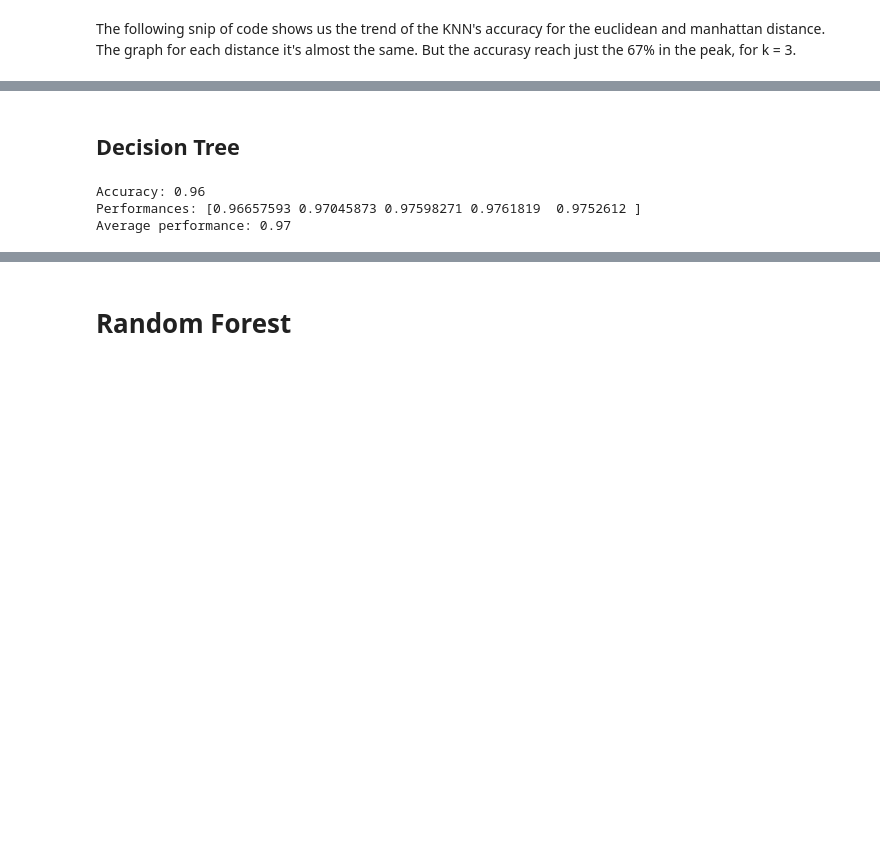
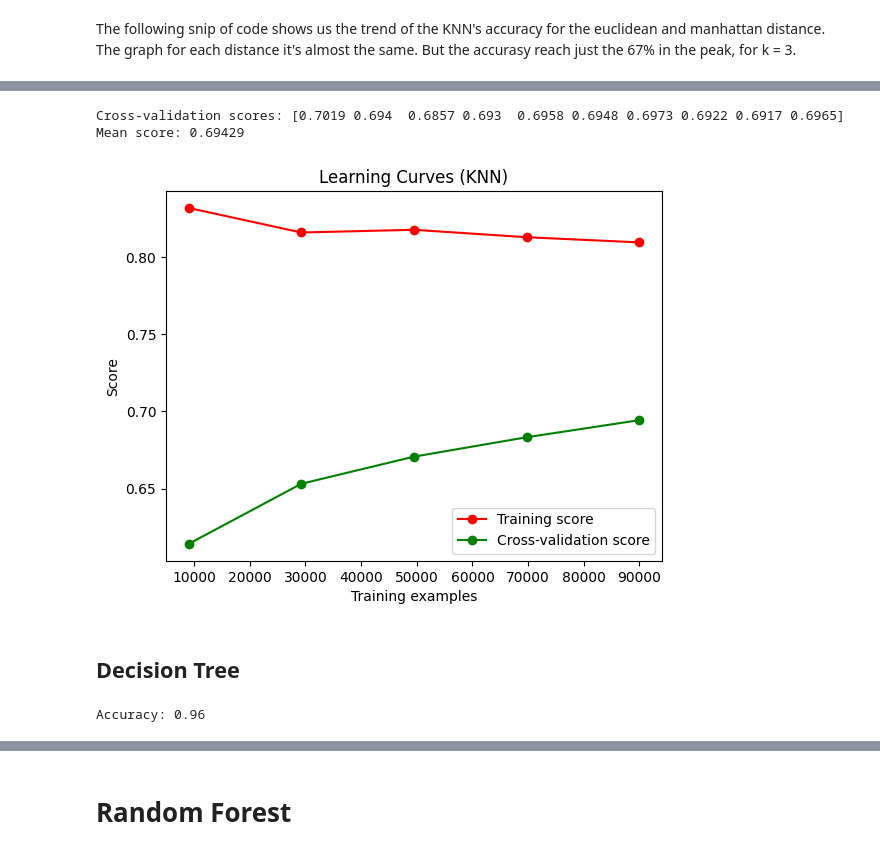
Before and after one commit to gabrielemarino-gm/StellarClassificator, a Jupyter notebook: project.ipynb, the cells around one changed output, grey strips where cells are left out. Saved outputs shown, nothing was run; the diff lists cells and outputs as text; code cells hidden in the pictures; blank space fills up the shorter version.

Commit message:
Fix Outlier Detection and Cross validation

```diff
--- a/project.ipynb
+++ b/project.ipynb
@@ -173,7 +97,9 @@ plt.show()
 <h3>Distribution of each useful attribute divided by class</h3>
 This distribution will be useful for make a comparison with the dataset after the rebalance part
 # %%
-for att in dfStars.drop(['objid', 'ra', 'run','rerun','camcol','field','fiberid', 'class'], axis = 1).columns[:-1]:
+dfStars['last'] = 0
+for att in dfStars.drop(['objid','ra','run','rerun','camcol','field','fiberid', 'class'], axis = 1).columns[:-1]:
     dfStars.hist(column=att, by='class', bins=7, figsize=(15,4), layout = (1,3))
     print(att)
     plt.show()
+dfStars.drop(['last'], axis=1, inplace=True)
@@ -298,0 +275,3 @@ X_train.drop(['objid', 'ra', 'run','rerun','camcol','field','fiberid'], axis = 1
+# %%
+X_train = df_after_outlier.drop('class', axis=1)
+y_train = df_after_outlier['class']
@@ -363,2 +313,7 @@ KeyError: 0
 # %% [markdown]
 <h1 style="font-weight: bold">CLASSIFICATION</h1>
+# %%
+# Split the dataset into features and classs
+X_train_class = X_train_after_balancing
+y_train_class = y_train_after_balancing
+X_train_class.shape, y_train_class.shape
@@ -377,7 +334,7 @@ for k in range(1, k_neighbors+1, 1):
     accuracy_k = []
     for metric in metrics:
         knn = KNeighborsClassifier(n_neighbors=k, metric=metric)
-        knn.fit(X_train_after_balancing, y_train_after_balancing)
+        knn.fit(X_train_class, y_train_class)
         y_predKNN = knn.predict(X_test_drop)
         accuracy = accuracy_score(y_test, y_predKNN)
         accuracy_k.append(accuracy)
@@ -420,0 +373,28 @@ Manhattan Distance: The value of k with the higher accuracy is: 3. Accurasy = 0.
+# %%
+knn = KNeighborsClassifier(n_neighbors=3, metric='manhattan')
+knn.fit(X_train_class, y_train_class)
+y_predKNN = knn.predict(X_test_drop)
+
+# Utilizza la cross-validation per valutare l'accuratezza del modello
+skf = StratifiedKFold(10, shuffle = True, random_state = 21)
+scores = cross_val_score(knn, X, y, cv=skf)
+
+# Stampa i risultati della cross-validation
+print(f"Cross-validation scores: {scores}")
+print(f"Mean score: { scores.mean()}")
+
+# Disegna la curva di apprendimento del modello
+train_sizes, train_scores, test_scores = learning_curve(knn, X, y, cv=skf) # type: ignore
+
+plt.plot(train_sizes, train_scores.mean(axis=1), 'o-', color='r', label="Training score")
+plt.plot(train_sizes, test_scores.mean(axis=1), 'o-', color='g', label="Cross-validation score")
+
+plt.title("Learning Curves (KNN)")
+plt.xlabel("Training examples")
+plt.ylabel("Score")
+plt.legend(loc="best")
+plt.show()
+# %% [output]
+Cross-validation scores: [0.7019 0.694  0.6857 0.693  0.6958 0.6948 0.6973 0.6922 0.6917 0.6965]
+Mean score: 0.69429
+[figure, added]
@@ -422,21 +429,14 @@ Manhattan Distance: The value of k with the higher accuracy is: 3. Accurasy = 0.
 <h2>Decision Tree</h2>
 # %%
 # Create the model
-rf = DecisionTreeClassifier()
+dtc = DecisionTreeClassifier()
 
 # Fit the model
-rf = rf.fit(X_train_after_balancing, y_train_after_balancing)
-y_predDT = rf.predict(X_test_drop)
+dtc = dtc.fit(X_train_class, y_train_class)
+y_predDT = dtc.predict(X_test_drop)
 
 # Check the accuracy
 accuracyDT = accuracy_score(y_test, y_predDT)
 print(f"Accuracy: {accuracyDT:.2f}")
-
-# Check the performance
-scores = cross_val_score(rf, X_train_after_balancing, y_train_after_balancing, cv=10)
-print(f"Performances: {scores}")
-print(f"Average performance: {scores.mean():.2f}")
 # %% [output]
 Accuracy: 0.96
-Performances: [0.96657593 0.97045873 0.97598271 0.9761819  0.9752612 ]
-Average performance: 0.97
```
Also changed, not shown: parts of 43 cells of this notebook, 10 other files.
